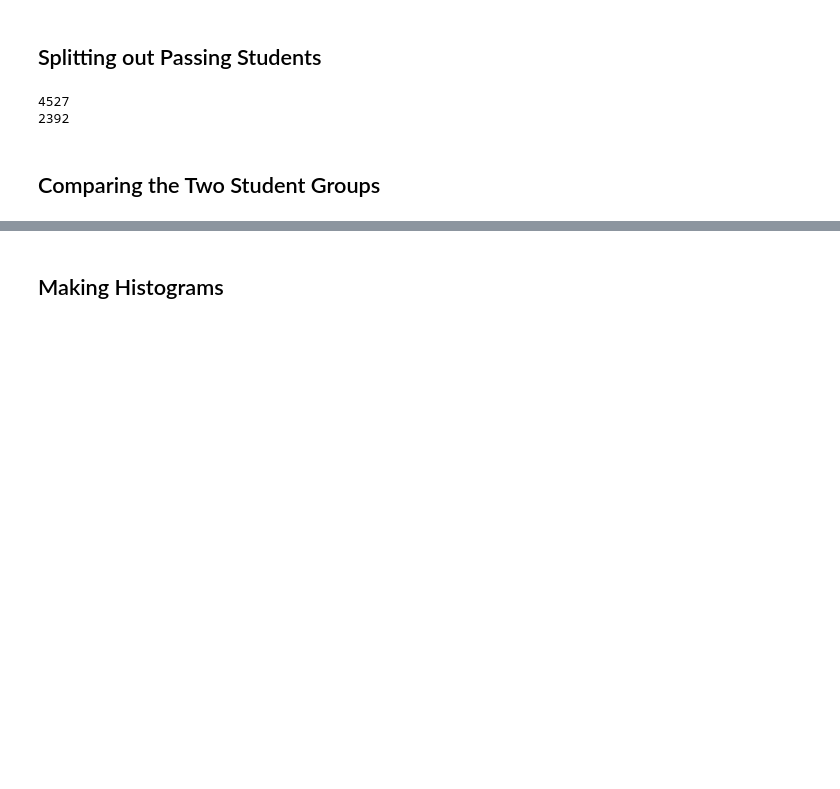
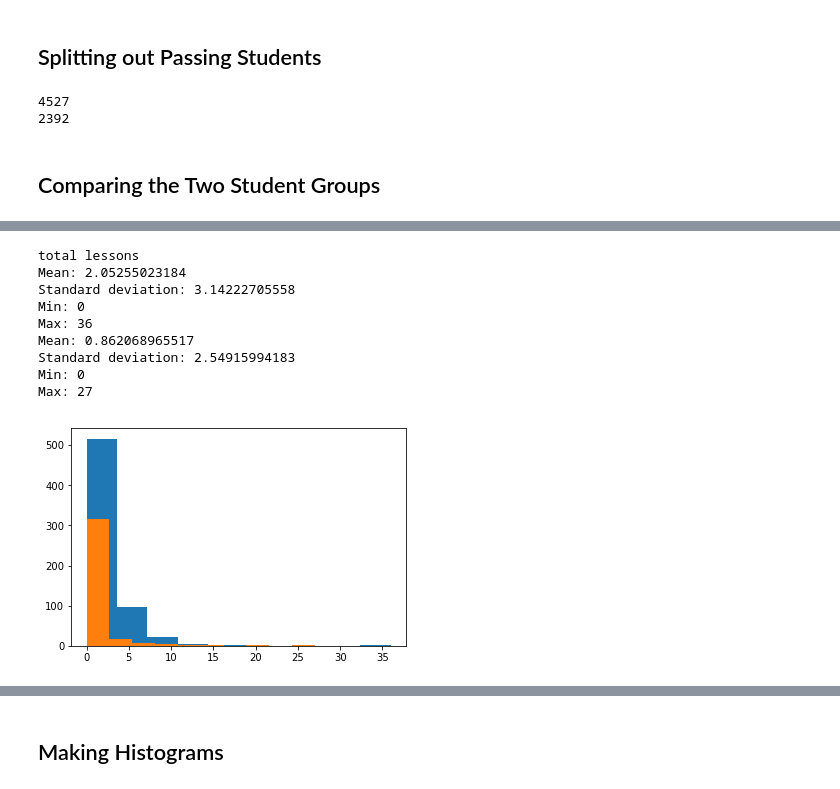
Before and after one commit to leesper/become-data-analyst, a Jupyter notebook: data-analyst/L1_Starter_Code.ipynb, the cells around one changed output, grey strips where cells are left out. Cells and saved outputs as stored; diff of their text form; code cells hidden in the pictures; blank space fills up the shorter version.

```diff
--- a/data-analyst/L1_Starter_Code.ipynb
+++ b/data-analyst/L1_Starter_Code.ipynb
@@ -454,0 +503,15 @@ print(len(non_passing_engagement))
+# %%
+print 'total lessons'
+print_mean_std_min_max(passing_total_lessons_by_account.values())
+print_mean_std_min_max(non_passing_total_lessons_by_account.values())
+# %% [output]
+total lessons
+Mean: 2.05255023184
+Standard deviation: 3.14222705558
+Min: 0
+Max: 36
+Mean: 0.862068965517
+Standard deviation: 2.54915994183
+Min: 0
+Max: 27
+[figure, added]
```
Also changed, not shown: parts of 15 cells of this notebook.
